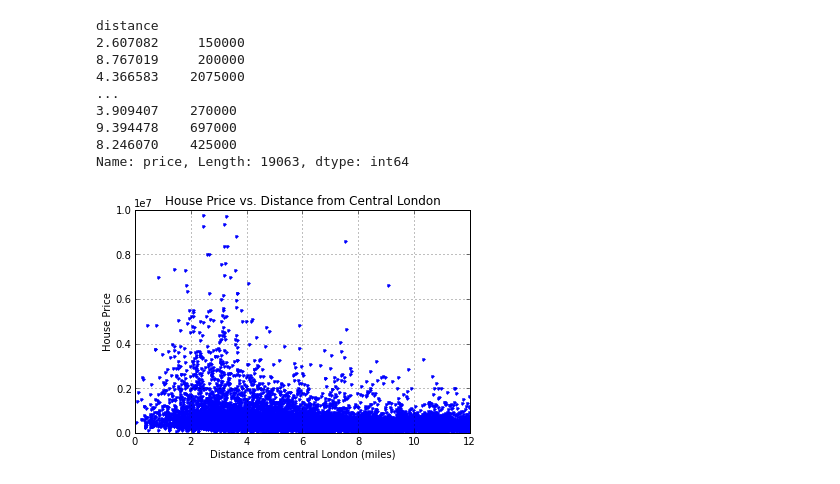
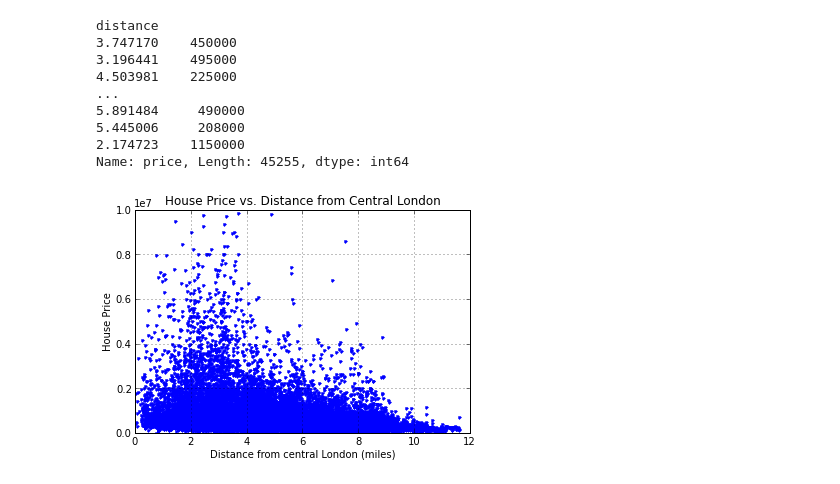
Before and after one commit to samuelcolvin/land-registry-price-paid-data, a Jupyter notebook: example_processing.ipynb, the cells around one changed output. Drawn from its saved outputs; the diff is of its cells as text; code cells hidden in the pictures.

Commit message:
improved example to use town from options

```diff
--- a/example_processing.ipynb
+++ b/example_processing.ipynb
@@ -13 +13,5 @@ Wall time: 6.58 s
 Loaded pp_processed.h5, 18809484 records
+# %%
+d = parse('2013-06-01')
+new_pp = pp[pp.date > d]
+new_pp
@@ -13,0 +32,6 @@ Loaded pp_processed.h5, 18809484 records
+# %%
+import json
+options = json.load(open('pp_options.json', 'r'))
+london_town = options['town']['LONDON']
+london = new_pp[new_pp.town == london_town]
+london
@@ -58,28 +77,26 @@ Wall time: 11.1 s
 # %%
-close = new_pp[new_pp.distance < 12]
-london_prices = close.price
-london_prices.index = close.distance
+# close = london[london.distance < 12] (no need now we're selectng london first)
+london_prices = london.price
+london_prices.index = london.distance
 london_prices
 # %% [output]
 distance
-2.607082     150000
-8.767019     200000
-4.366583    2075000
+3.747170    450000
+3.196441    495000
+4.503981    225000
 ...
-3.909407    270000
-9.394478    697000
-8.246070    425000
-Name: price, Length: 19063, dtype: int64
+5.891484     490000
+5.445006     208000
+2.174723    1150000
+Name: price, Length: 45255, dtype: int64
 # %%
 import matplotlib.pyplot as plt
-# enable running it as pure python
-try: eval('%matplotlib inline')
-except: pass
+%matplotlib inline
 london_prices.plot(style='.')
 plt.ylim(0, 1e7)
 plt.xlabel('Distance from central London (miles)')
 plt.ylabel('House Price')
 plt.title('House Price vs. Distance from Central London')
 plt.show()
 # %% [output]
-[figure, old version]
+[figure, new version]
```
Also changed, not shown: parts of 6 cells of this notebook, 2 other files.
